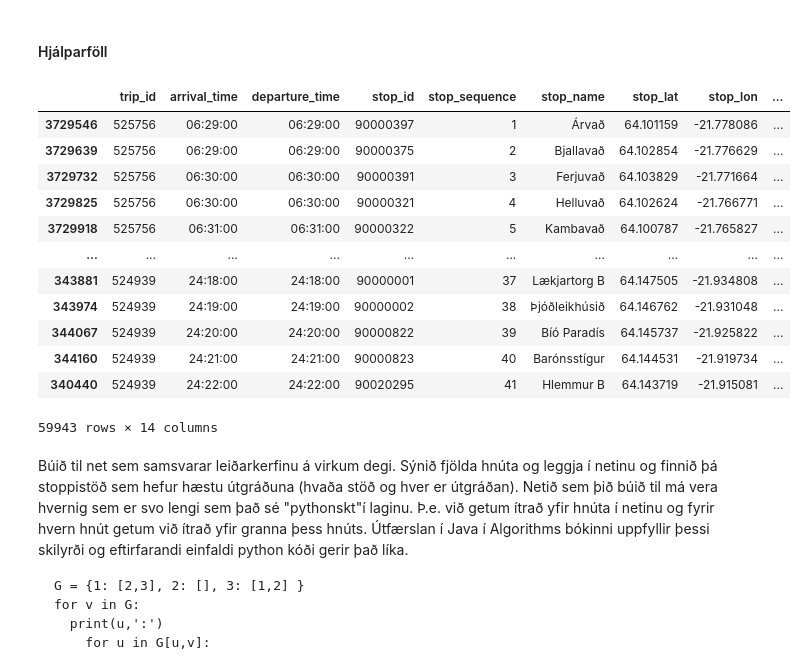
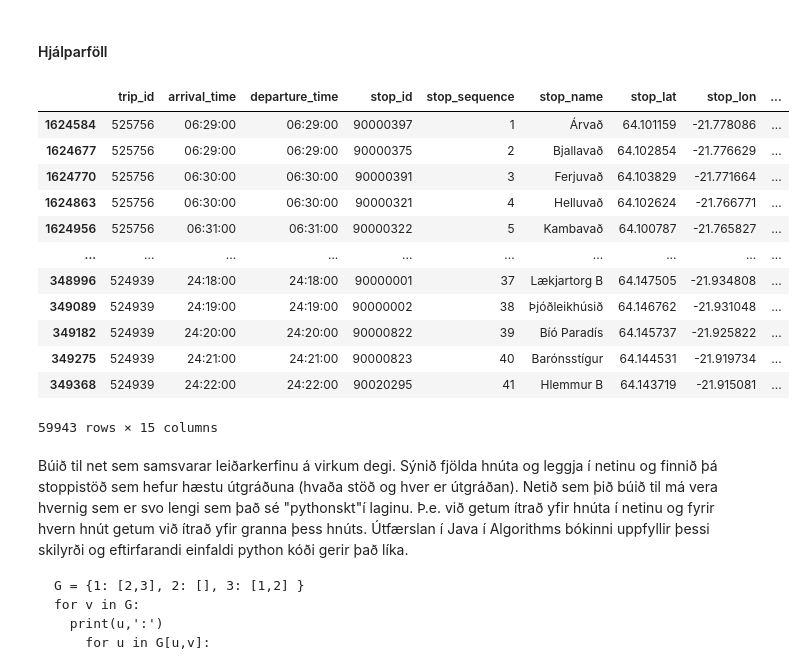
Before and after one commit to Arnaeiriks/lokaverkefni, a Jupyter notebook: lokaverkefni.ipynb, the cells around one changed output. Drawn from its saved outputs; the diff is of its cells as text; code cells hidden in the pictures.

```diff
--- a/lokaverkefni.ipynb
+++ b/lokaverkefni.ipynb
@@ -116,46 +116,46 @@ filtered_stop_times_df = stop_times_df[stop_times_df['pickup_type'] == 0]
 # Merge -> filtered_stop_times & stops til að fá nafn á stoppi
 stop_times_with_stops_df = pd.merge(filtered_stop_times_df, stops_df, on='stop_id')
 
 # Merge -> stop_times_with_stops & trips til að fá upplýsingar um ferðir
 stop_times_with_stops_and_trips_df = pd.merge(stop_times_with_stops_df, filtered_trips_df, on='trip_id')
 
 # Merge -> Henda þessu í öllu í eina klessu
 stop_times_with_stops_trips_and_routes_df = pd.merge(stop_times_with_stops_and_trips_df, routes_df[['route_id', 'route_short_name']], on='route_id')
 
 # Merge -> stop_times_with_stops_trips_and_routes & calendar_dates til að fá upplýsingar um dagsetningar
 filtered_final_df = pd.merge(stop_times_with_stops_trips_and_routes_df, calendar_dates_df, on='service_id')
 
 # Filter -> bara fyrir daginn 20240411
 filtered_final_current_df = filtered_final_df[filtered_final_df['date'] == 20240411]
 
 # Filter -> óþarfa gögn
 df_re_filtered = filtered_final_current_df.drop(['stop_headsign', 'trip_short_name', 'exception_type', 'service_id', 'route_id', 'shape_id', 'date', 'day_pattern', 'pickup_type','location_type'], axis=1)
 
 df = df_re_filtered.sort_values(by=['direction_id', 'departure_time', 'route_short_name'])
 
 # Add 'next_stop_id' by shifting 'stop_id' up by one within each 'trip_id' group
 df['next_stop_id'] = df.groupby('trip_id')['stop_id'].shift(-1)
 
 # Add 'next_departure_time' by shifting 'departure_time' up by one within each 'trip_id' group
 df['next_departure_time'] = df.groupby('trip_id')['departure_time'].shift(-1)
 
-df[next_arrival_time] = df.groupby('trip_id')['arrival_time'].shift(-1)
+df['next_arrival_time'] = df.groupby('trip_id')['arrival_time'].shift(-1)
 
 display(df)
 # %% [output]
 |  | trip_id | arrival_time | departure_time | stop_id | stop_sequence | stop_name | stop_lat | stop_lon | ... |
-| 3729546 | 525756 | 06:29:00 | 06:29:00 | 90000397 | 1 | Árvað | 64.101159 | -21.778086 | ... |
-| 3729639 | 525756 | 06:29:00 | 06:29:00 | 90000375 | 2 | Bjallavað | 64.102854 | -21.776629 | ... |
-| 3729732 | 525756 | 06:30:00 | 06:30:00 | 90000391 | 3 | Ferjuvað | 64.103829 | -21.771664 | ... |
-| 3729825 | 525756 | 06:30:00 | 06:30:00 | 90000321 | 4 | Helluvað | 64.102624 | -21.766771 | ... |
-| 3729918 | 525756 | 06:31:00 | 06:31:00 | 90000322 | 5 | Kambavað | 64.100787 | -21.765827 | ... |
+| 1624584 | 525756 | 06:29:00 | 06:29:00 | 90000397 | 1 | Árvað | 64.101159 | -21.778086 | ... |
+| 1624677 | 525756 | 06:29:00 | 06:29:00 | 90000375 | 2 | Bjallavað | 64.102854 | -21.776629 | ... |
+| 1624770 | 525756 | 06:30:00 | 06:30:00 | 90000391 | 3 | Ferjuvað | 64.103829 | -21.771664 | ... |
+| 1624863 | 525756 | 06:30:00 | 06:30:00 | 90000321 | 4 | Helluvað | 64.102624 | -21.766771 | ... |
+| 1624956 | 525756 | 06:31:00 | 06:31:00 | 90000322 | 5 | Kambavað | 64.100787 | -21.765827 | ... |
 | ... | ... | ... | ... | ... | ... | ... | ... | ... | ... |
-| 343881 | 524939 | 24:18:00 | 24:18:00 | 90000001 | 37 | Lækjartorg B | 64.147505 | -21.934808 | ... |
-| 343974 | 524939 | 24:19:00 | 24:19:00 | 90000002 | 38 | Þjóðleikhúsið | 64.146762 | -21.931048 | ... |
-| 344067 | 524939 | 24:20:00 | 24:20:00 | 90000822 | 39 | Bíó Paradís | 64.145737 | -21.925822 | ... |
-| 344160 | 524939 | 24:21:00 | 24:21:00 | 90000823 | 40 | Barónsstígur | 64.144531 | -21.919734 | ... |
-| 340440 | 524939 | 24:22:00 | 24:22:00 | 90020295 | 41 | Hlemmur B | 64.143719 | -21.915081 | ... |
+| 348996 | 524939 | 24:18:00 | 24:18:00 | 90000001 | 37 | Lækjartorg B | 64.147505 | -21.934808 | ... |
+| 349089 | 524939 | 24:19:00 | 24:19:00 | 90000002 | 38 | Þjóðleikhúsið | 64.146762 | -21.931048 | ... |
+| 349182 | 524939 | 24:20:00 | 24:20:00 | 90000822 | 39 | Bíó Paradís | 64.145737 | -21.925822 | ... |
+| 349275 | 524939 | 24:21:00 | 24:21:00 | 90000823 | 40 | Barónsstígur | 64.144531 | -21.919734 | ... |
+| 349368 | 524939 | 24:22:00 | 24:22:00 | 90020295 | 41 | Hlemmur B | 64.143719 | -21.915081 | ... |
-59943 rows × 14 columns
+59943 rows × 15 columns
 # %% [markdown]
 Búið til net sem samsvarar leiðarkerfinu á virkum degi. Sýnið fjölda hnúta og leggja í
 netinu og finnið þá stoppistöð sem hefur hæstu útgráðuna (hvaða stöð og hver er útgráðan).
```
Also changed, not shown: parts of 2 cells of this notebook.
